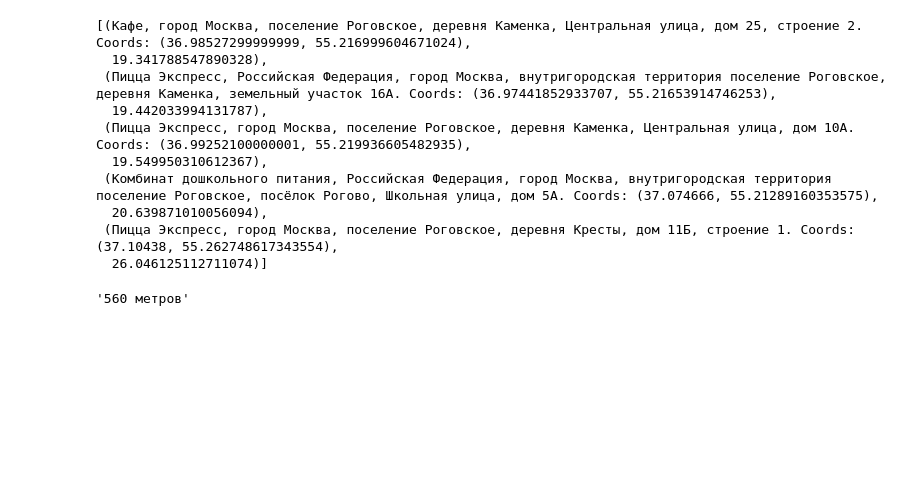
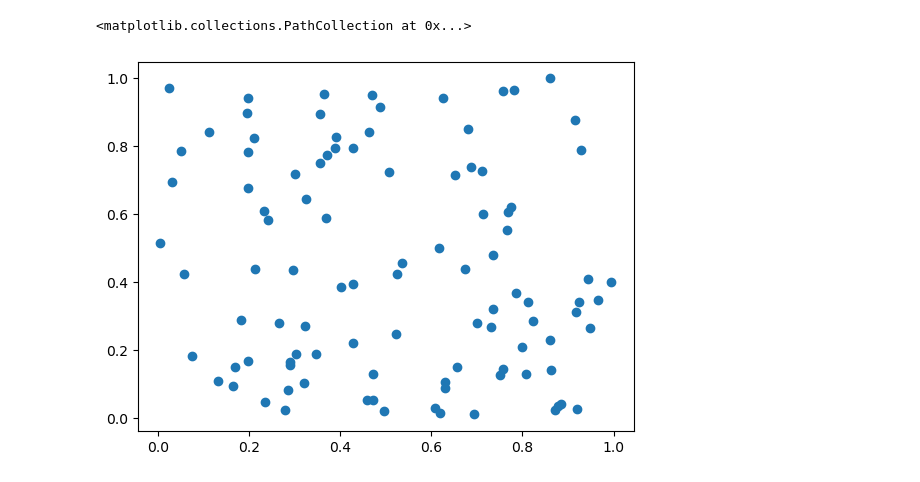
Before and after one commit to hgfs113/local-recommendation-bot, a Jupyter notebook: sandbox.ipynb, the cells around one changed output. Drawn from its saved outputs; the diff is of its cells as text; code cells hidden in the pictures; blank space fills up the shorter version.

```diff
--- a/sandbox.ipynb
+++ b/sandbox.ipynb
@@ -77,13 +4,0 @@ def get_nearest(places, coords, N):
-# %%
-get_nearest(places, (37, 55), 5)
-# %% [output]
-[(Кафе, город Москва, поселение Роговское, деревня Каменка, Центральная улица, дом 25, строение 2. Coords: (36.98527299999999, 55.216999604671024),
-  19.341788547890328),
- (Пицца Экспресс, Российская Федерация, город Москва, внутригородская территория поселение Роговское, деревня Каменка, земельный участок 16А. Coords: (36.97441852933707, 55.21653914746253),
-  19.442033994131787),
- (Пицца Экспресс, город Москва, поселение Роговское, деревня Каменка, Центральная улица, дом 10А. Coords: (36.99252100000001, 55.219936605482935),
-  19.549950310612367),
- (Комбинат дошкольного питания, Российская Федерация, город Москва, внутригородская территория поселение Роговское, посёлок Рогово, Школьная улица, дом 5А. Coords: (37.074666, 55.21289160353575),
-  20.639871010056094),
- (Пицца Экспресс, город Москва, поселение Роговское, деревня Кресты, дом 11Б, строение 1. Coords: (37.10438, 55.262748617343554),
-  26.046125112711074)]
@@ -99,4 +5,6 @@ def dist_to_str(dist):
-# %%
-dist_to_str(0.56)
-# %% [output]
-'560 метров'
+# %%
+p = np.random.rand(100, 2)
+plt.scatter(x = p[:, 0], y = p[:, 1])
+# %% [output]
+<matplotlib.collections.PathCollection at 0x...>
+[figure, added]
```
Also changed, not shown: parts of 10 cells of this notebook, 2 other files.
